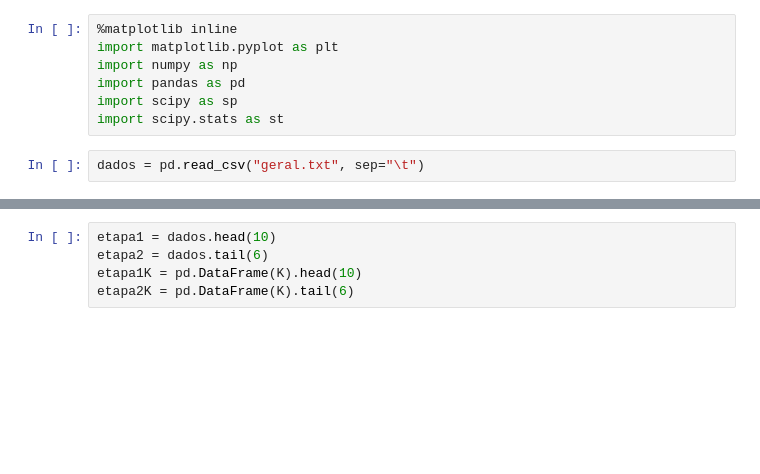
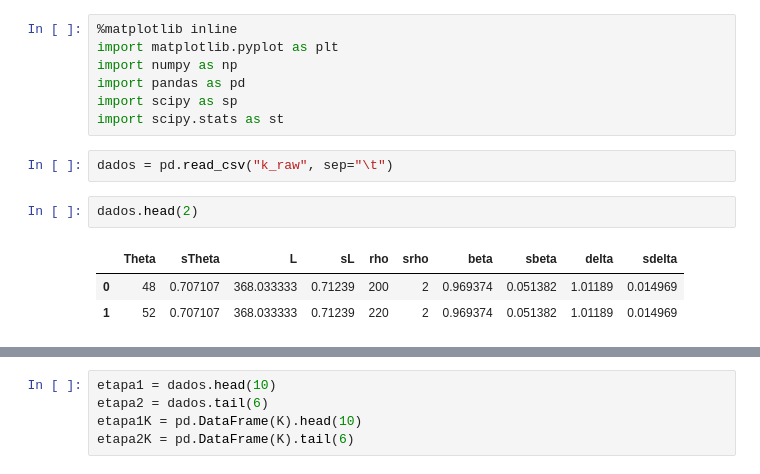
Before and after one commit to danilolessa/computacoes, a Jupyter notebook: graduacao/lab4/lab4-exp3/montecarlos.ipynb, the cells around one changed output, grey strips where cells are left out. Cells and saved outputs as stored; diff of their text form; blank space fills up the shorter version.

```diff
--- a/graduacao/lab4/lab4-exp3/montecarlos.ipynb
+++ b/graduacao/lab4/lab4-exp3/montecarlos.ipynb
@@ -6,5 +6,11 @@ import pandas as pd
 import scipy as sp
 import scipy.stats as st
 # %%
-dados = pd.read_csv("geral.txt", sep="\t")
+dados = pd.read_csv("k_raw", sep="\t")
+# %%
+dados.head(2)
+# %% [output]
+|  | Theta | sTheta | L | sL | rho | srho | beta | sbeta | delta | sdelta |
+| 0 | 48 | 0.707107 | 368.033333 | 0.71239 | 200 | 2 | 0.969374 | 0.051382 | 1.01189 | 0.014969 |
+| 1 | 52 | 0.707107 | 368.033333 | 0.71239 | 220 | 2 | 0.969374 | 0.051382 | 1.01189 | 0.014969 |
 # %%
```
Also changed, not shown: parts of 4 cells of this notebook, 4 other files.
